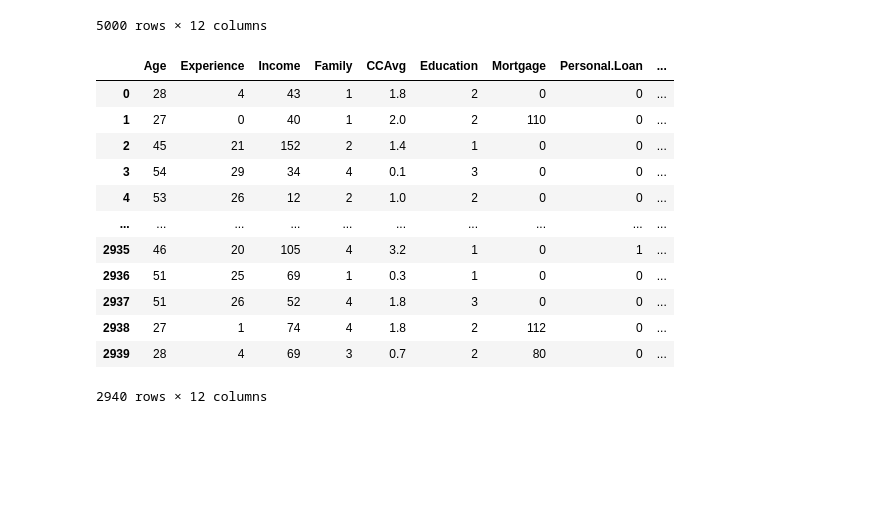
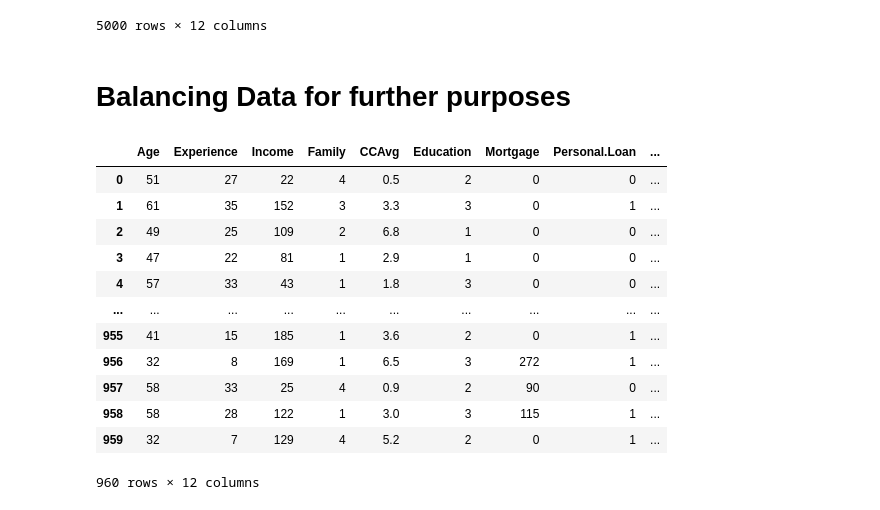
Before and after one commit to danile0SA/EticaIA_BankLoan, a Jupyter notebook: XGBoost_BankLoan.ipynb, the cells around one changed output. Cells and saved outputs as stored; diff of their text form; code cells hidden in the pictures; blank space fills up the shorter version.

```diff
--- a/XGBoost_BankLoan.ipynb
+++ b/XGBoost_BankLoan.ipynb
@@ -85,27 +85,29 @@ df
 | 4998 | 65 | 40 | 49 | 3 | 0.5 | 2 | 0 | 0 | ... |
 | 4999 | 28 | 4 | 83 | 3 | 0.8 | 1 | 0 | 0 | ... |
 5000 rows × 12 columns
+# %% [markdown]
+# Balancing Data for further purposes
 # %%
-df_majority = df[df['CreditCard'] == 0]
-df_minority = df[df['CreditCard'] == 1]
+df_majority = df[df['Personal.Loan'] == 0]
+df_minority = df[df['Personal.Loan'] == 1]
 
 df_majority_downsampled = df_majority.sample(n = len(df_minority),random_state=101,replace=True)
 df_balanced = pd.concat([df_majority_downsampled, df_minority])
 df_balanced = df_balanced.sample(frac=1,random_state=101).reset_index(drop=True)
 df = df_balanced
 df
 # %% [output]
 |  | Age | Experience | Income | Family | CCAvg | Education | Mortgage | Personal.Loan | ... |
-| 0 | 28 | 4 | 43 | 1 | 1.8 | 2 | 0 | 0 | ... |
-| 1 | 27 | 0 | 40 | 1 | 2.0 | 2 | 110 | 0 | ... |
-| 2 | 45 | 21 | 152 | 2 | 1.4 | 1 | 0 | 0 | ... |
-| 3 | 54 | 29 | 34 | 4 | 0.1 | 3 | 0 | 0 | ... |
-| 4 | 53 | 26 | 12 | 2 | 1.0 | 2 | 0 | 0 | ... |
+| 0 | 51 | 27 | 22 | 4 | 0.5 | 2 | 0 | 0 | ... |
+| 1 | 61 | 35 | 152 | 3 | 3.3 | 3 | 0 | 1 | ... |
+| 2 | 49 | 25 | 109 | 2 | 6.8 | 1 | 0 | 0 | ... |
+| 3 | 47 | 22 | 81 | 1 | 2.9 | 1 | 0 | 0 | ... |
+| 4 | 57 | 33 | 43 | 1 | 1.8 | 3 | 0 | 0 | ... |
 | ... | ... | ... | ... | ... | ... | ... | ... | ... | ... |
-| 2935 | 46 | 20 | 105 | 4 | 3.2 | 1 | 0 | 1 | ... |
-| 2936 | 51 | 25 | 69 | 1 | 0.3 | 1 | 0 | 0 | ... |
-| 2937 | 51 | 26 | 52 | 4 | 1.8 | 3 | 0 | 0 | ... |
-| 2938 | 27 | 1 | 74 | 4 | 1.8 | 2 | 112 | 0 | ... |
-| 2939 | 28 | 4 | 69 | 3 | 0.7 | 2 | 80 | 0 | ... |
+| 955 | 41 | 15 | 185 | 1 | 3.6 | 2 | 0 | 1 | ... |
+| 956 | 32 | 8 | 169 | 1 | 6.5 | 3 | 272 | 1 | ... |
+| 957 | 58 | 33 | 25 | 4 | 0.9 | 2 | 90 | 0 | ... |
+| 958 | 58 | 28 | 122 | 1 | 3.0 | 3 | 115 | 1 | ... |
+| 959 | 32 | 7 | 129 | 4 | 5.2 | 2 | 0 | 1 | ... |
-2940 rows × 12 columns
+960 rows × 12 columns
 # %%
```
Also changed, not shown: parts of 9 cells of this notebook.
